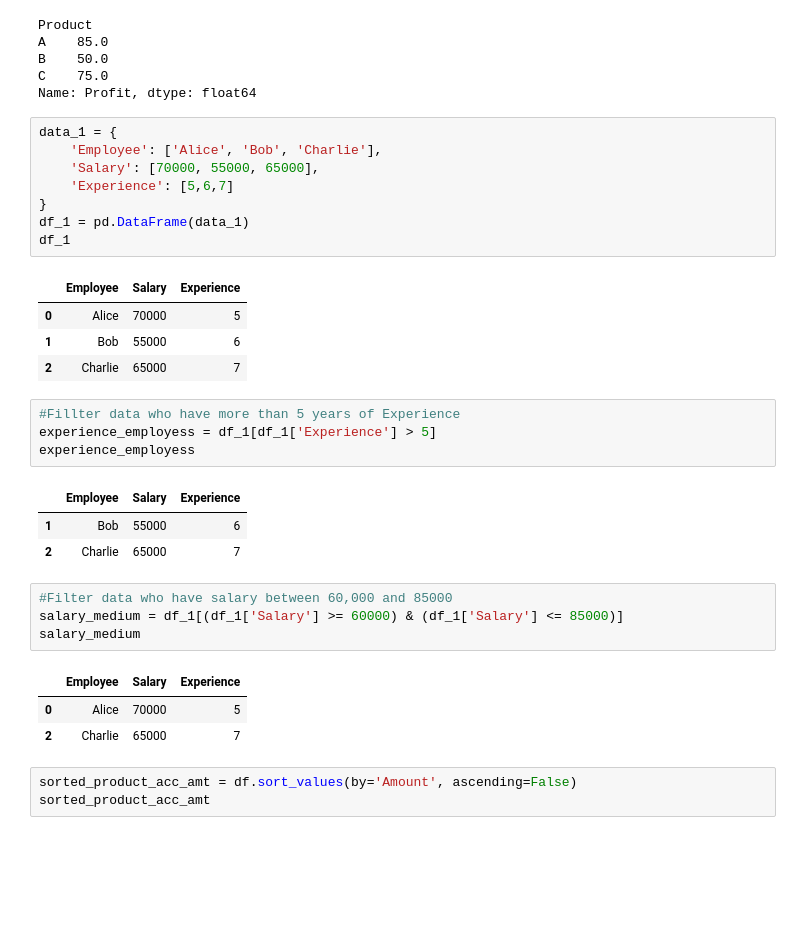
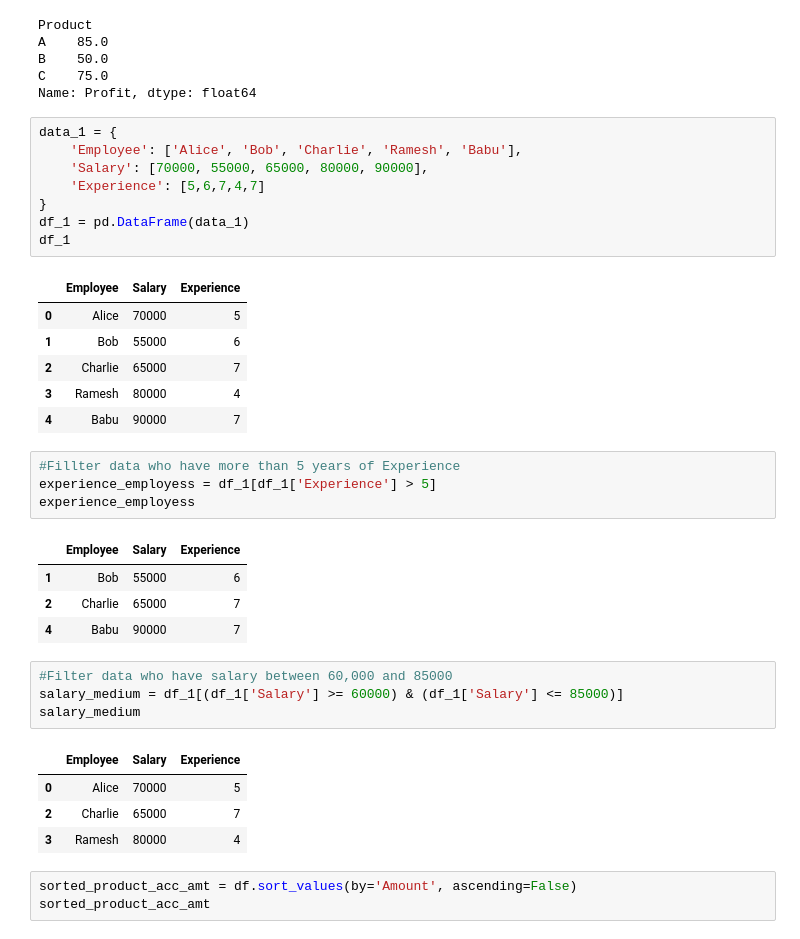
Before and after one commit to chaudhary-dotcom/Python-Beginning-, a Jupyter notebook: pandasDay4.ipynb, the cells around one changed output. Saved outputs shown, nothing was run; the diff lists cells and outputs as text; blank space fills up the shorter version.

```diff
--- a/pandasDay4.ipynb
+++ b/pandasDay4.ipynb
@@ -89,17 +89,19 @@ C    75.0
 Name: Profit, dtype: float64
 # %%
 data_1 = {
-    'Employee': ['Alice', 'Bob', 'Charlie'],
-    'Salary': [70000, 55000, 65000],
-    'Experience': [5,6,7]
+    'Employee': ['Alice', 'Bob', 'Charlie', 'Ramesh', 'Babu'],
+    'Salary': [70000, 55000, 65000, 80000, 90000],
+    'Experience': [5,6,7,4,7]
 }
 df_1 = pd.DataFrame(data_1)
 df_1
 # %% [output]
 |  | Employee | Salary | Experience |
 | 0 | Alice | 70000 | 5 |
 | 1 | Bob | 55000 | 6 |
 | 2 | Charlie | 65000 | 7 |
+| 3 | Ramesh | 80000 | 4 |
+| 4 | Babu | 90000 | 7 |
 # %%
 #Fillter data who have more than 5 years of Experience
 experience_employess = df_1[df_1['Experience'] > 5]
@@ -108,6 +110,7 @@ experience_employess
 |  | Employee | Salary | Experience |
 | 1 | Bob | 55000 | 6 |
 | 2 | Charlie | 65000 | 7 |
+| 4 | Babu | 90000 | 7 |
 # %%
 #Filter data who have salary between 60,000 and 85000
 salary_medium = df_1[(df_1['Salary'] >= 60000) & (df_1['Salary'] <= 85000)]
@@ -116,6 +119,7 @@ salary_medium
 |  | Employee | Salary | Experience |
 | 0 | Alice | 70000 | 5 |
 | 2 | Charlie | 65000 | 7 |
+| 3 | Ramesh | 80000 | 4 |
 # %%
 sorted_product_acc_amt = df.sort_values(by='Amount', ascending=False)
 sorted_product_acc_amt
```
Also changed, not shown: parts of 1 cell of this notebook, 1 other file.
